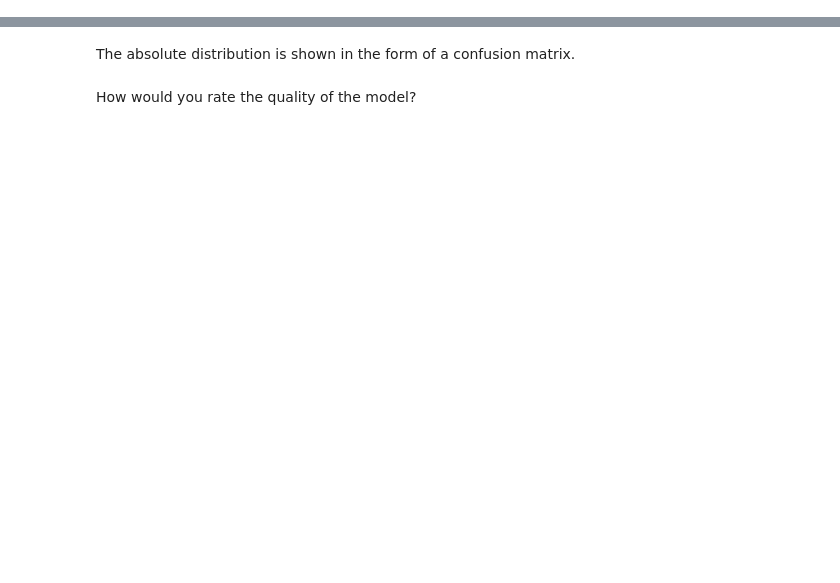
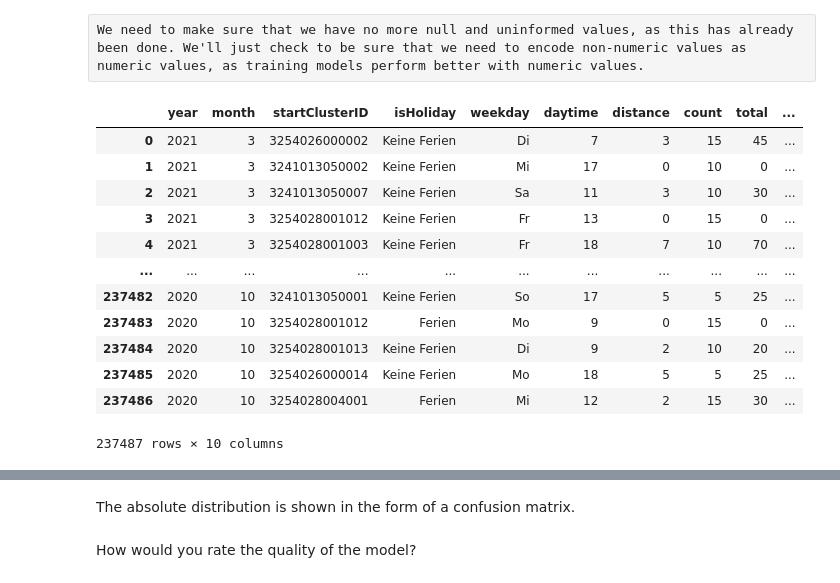
Before and after one commit to jordantatue/datamining, a Jupyter notebook: model_evaluation.ipynb, the cells around one changed output, grey strips where cells are left out. Cells and saved outputs as stored; diff of their text form; code cells hidden in the pictures; blank space fills up the shorter version.

```diff
--- a/model_evaluation.ipynb
+++ b/model_evaluation.ipynb
@@ -255,0 +116,20 @@ This is followed by the evaluation of the model on the test data.
+# %% [raw]
+We need to make sure that we have no more null and uninformed values, as this has already been done. We'll just check to be sure that we need to encode non-numeric values as numeric values, as training models perform better with numeric values.
+# %%
+#Let's start by keeping only useful features
+dfUtils = df.filter(['year', 'month', 'startClusterID', 'isHoliday', 'weekday', 'daytime', 'distance','count','total','categorie_count' ])
+dfUtils
+# %% [output]
+|  | year | month | startClusterID | isHoliday | weekday | daytime | distance | count | total | ... |
+| 0 | 2021 | 3 | 3254026000002 | Keine Ferien | Di | 7 | 3 | 15 | 45 | ... |
+| 1 | 2021 | 3 | 3241013050002 | Keine Ferien | Mi | 17 | 0 | 10 | 0 | ... |
+| 2 | 2021 | 3 | 3241013050007 | Keine Ferien | Sa | 11 | 3 | 10 | 30 | ... |
+| 3 | 2021 | 3 | 3254028001012 | Keine Ferien | Fr | 13 | 0 | 15 | 0 | ... |
+| 4 | 2021 | 3 | 3254028001003 | Keine Ferien | Fr | 18 | 7 | 10 | 70 | ... |
+| ... | ... | ... | ... | ... | ... | ... | ... | ... | ... | ... |
+| 237482 | 2020 | 10 | 3241013050001 | Keine Ferien | So | 17 | 5 | 5 | 25 | ... |
+| 237483 | 2020 | 10 | 3254028001012 | Ferien | Mo | 9 | 0 | 15 | 0 | ... |
+| 237484 | 2020 | 10 | 3254028001013 | Keine Ferien | Di | 9 | 2 | 10 | 20 | ... |
+| 237485 | 2020 | 10 | 3254026000014 | Keine Ferien | Mo | 18 | 5 | 5 | 25 | ... |
+| 237486 | 2020 | 10 | 3254028004001 | Ferien | Mi | 12 | 2 | 15 | 30 | ... |
+237487 rows × 10 columns
```
Also changed, not shown: parts of 71 cells of this notebook, 3 other files.
